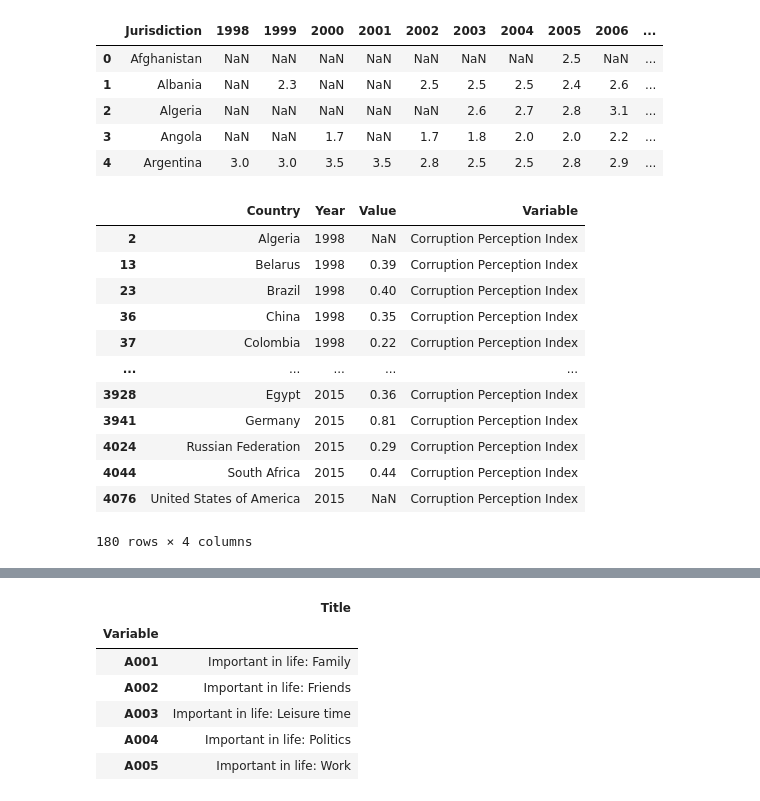
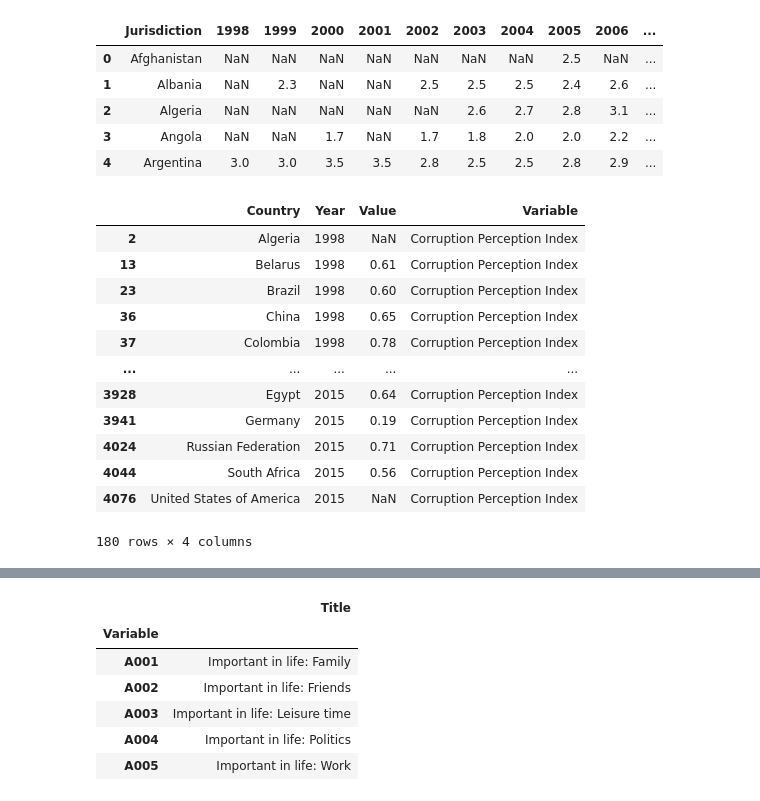
Before and after one commit to AlessiaBa/umr-data-integration-project, a Jupyter notebook: 2_integration/milestone2.ipynb, the cells around one changed output, grey strips where cells are left out. Saved outputs shown, nothing was run; the diff lists cells and outputs as text; code cells hidden in the pictures.

```diff
--- a/2_integration/milestone2.ipynb
+++ b/2_integration/milestone2.ipynb
@@ -45,36 +45,37 @@ cpi.head()
 # %%
 # A) Normalize values between (1..0), rename 'Jurisdiction' to 'Country'
 # From 2012 onwards, the methology changed (scala went from 10-0 to 100-0)
 years100 = ['2012', '2013', '2014', '2015']
 cpi_norm = cpi.drop('Jurisdiction', axis=1)
 cpi_norm[years100] = cpi_norm[years100].applymap(lambda v: v / 10.0)
 cpi_norm /= 10.0
 cpi_norm['Country'] = cpi['Jurisdiction']
 
 # B) Long Format
 # Long format is more desireable, as we want to join it with WVS later on
 cpi_norm = cpi_norm.melt(id_vars=['Country'], var_name='Year', value_name='Value')
 cpi_norm['Country'] = cpi_norm['Country'].replace({'USA': 'United States of America', 'Russia': 'Russian Federation'})
 
 # C) Filter countries and invert values from (1..0) to (0..1) [1 is best]
 cpi_norm = cpi_norm.loc[cpi_norm['Country'].isin(countriesOfInterest)]
+cpi_norm['Value'] = 1 - cpi_norm['Value']
 
 # D) add constant Variables column
 cpi_norm['Variable'] = 'Corruption Perception Index'
 
 cpi_norm
 # %% [output]
 |  | Country | Year | Value | Variable |
 | 2 | Algeria | 1998 | NaN | Corruption Perception Index |
-| 13 | Belarus | 1998 | 0.39 | Corruption Perception Index |
-| 23 | Brazil | 1998 | 0.40 | Corruption Perception Index |
-| 36 | China | 1998 | 0.35 | Corruption Perception Index |
-| 37 | Colombia | 1998 | 0.22 | Corruption Perception Index |
+| 13 | Belarus | 1998 | 0.61 | Corruption Perception Index |
+| 23 | Brazil | 1998 | 0.60 | Corruption Perception Index |
+| 36 | China | 1998 | 0.65 | Corruption Perception Index |
+| 37 | Colombia | 1998 | 0.78 | Corruption Perception Index |
 | ... | ... | ... | ... | ... |
-| 3928 | Egypt | 2015 | 0.36 | Corruption Perception Index |
-| 3941 | Germany | 2015 | 0.81 | Corruption Perception Index |
-| 4024 | Russian Federation | 2015 | 0.29 | Corruption Perception Index |
-| 4044 | South Africa | 2015 | 0.44 | Corruption Perception Index |
+| 3928 | Egypt | 2015 | 0.64 | Corruption Perception Index |
+| 3941 | Germany | 2015 | 0.19 | Corruption Perception Index |
+| 4024 | Russian Federation | 2015 | 0.71 | Corruption Perception Index |
+| 4044 | South Africa | 2015 | 0.56 | Corruption Perception Index |
 | 4076 | United States of America | 2015 | NaN | Corruption Perception Index |
 180 rows × 4 columns
 # %%
```
Also changed, not shown: parts of 3 cells of this notebook.
